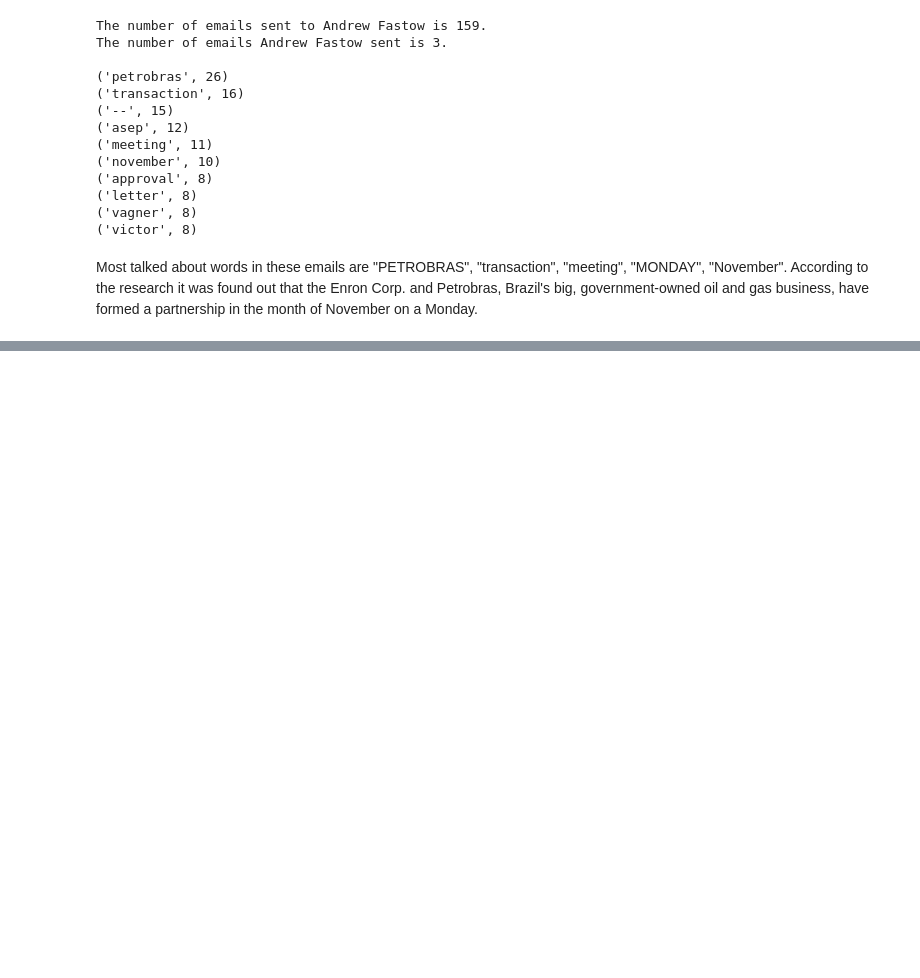
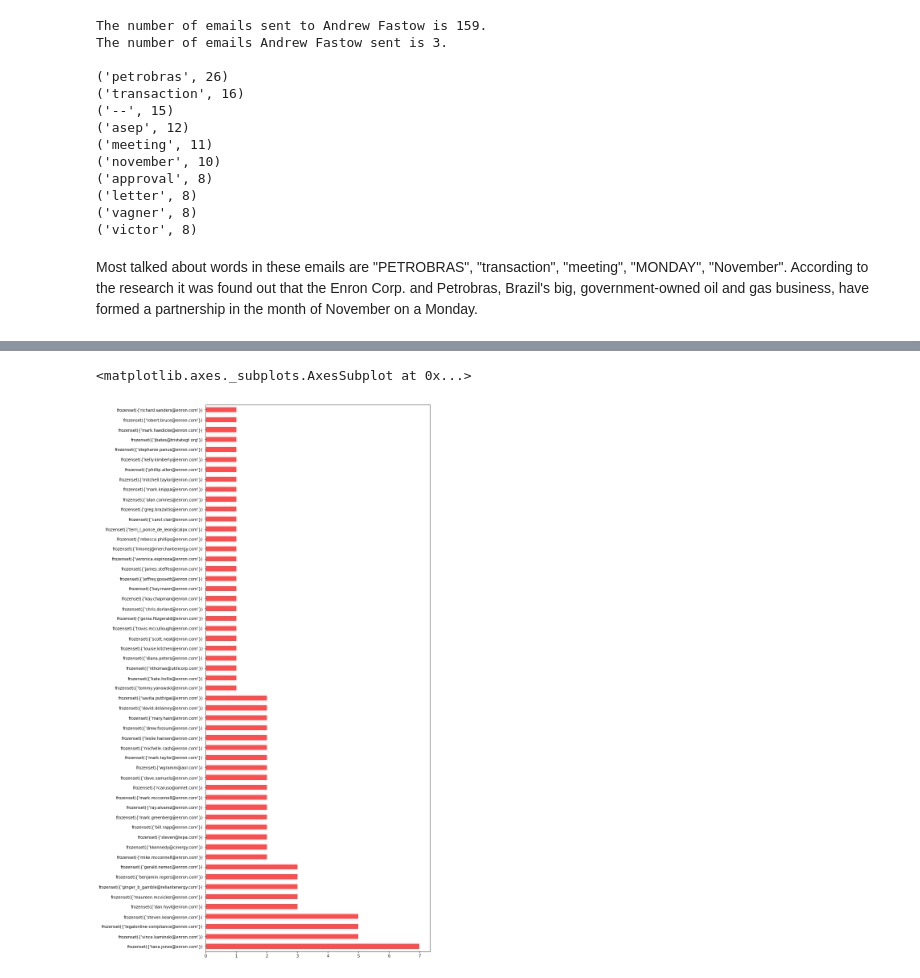
Before and after one commit to Aayu231/Intent-Analysis_on_the_Enron-Dataset, a Jupyter notebook: code.ipynb, the cells around one changed output, grey strips where cells are left out. Saved outputs shown, nothing was run; the diff lists cells and outputs as text; code cells hidden in the pictures; blank space fills up the shorter version.

```diff
--- a/code.ipynb
+++ b/code.ipynb
@@ -267,0 +405,6 @@ According to the research it was found out that the Enron Corp. and Petrobras, B
+# %%
+#Assign all instances to a tuple 'frames'
+frames = [d1, d2, d3, d4, d5, d6, d7, d8, d9, d10, d11, d12, d13, d14, d15, d16, d17, d18, d19, d20, d21, d22, d23, d24, d25, d26, d27, d28, d29, d30, d31]
+# %%
+#Concatenating the individual frames into one 'result'
+result = pd.concat(frames)
@@ -267,0 +431,3 @@ According to the research it was found out that the Enron Corp. and Petrobras, B
+# %%
+#Converting resultant dictionary into DataFrame for convenience & naming it as 'df'
+df=pd.DataFrame.from_dict(result)
@@ -267,0 +454,9 @@ According to the research it was found out that the Enron Corp. and Petrobras, B
+# %%
+#As you can see, I've successfully received 100 such entries(But with repetitions of suspicious mails from some people)
+#Now, Plotting a chart for frequency of suspicious emails sent by the same employee :
+
+import matplotlib.pyplot as plt
+df['From'].value_counts().head(100).plot(kind='barh', figsize=(10,25), color='red', alpha=0.7)
+# %% [output]
+<matplotlib.axes._subplots.AxesSubplot at 0x...>
+[figure, added]
```
Also changed, not shown: parts of 14 cells of this notebook.
